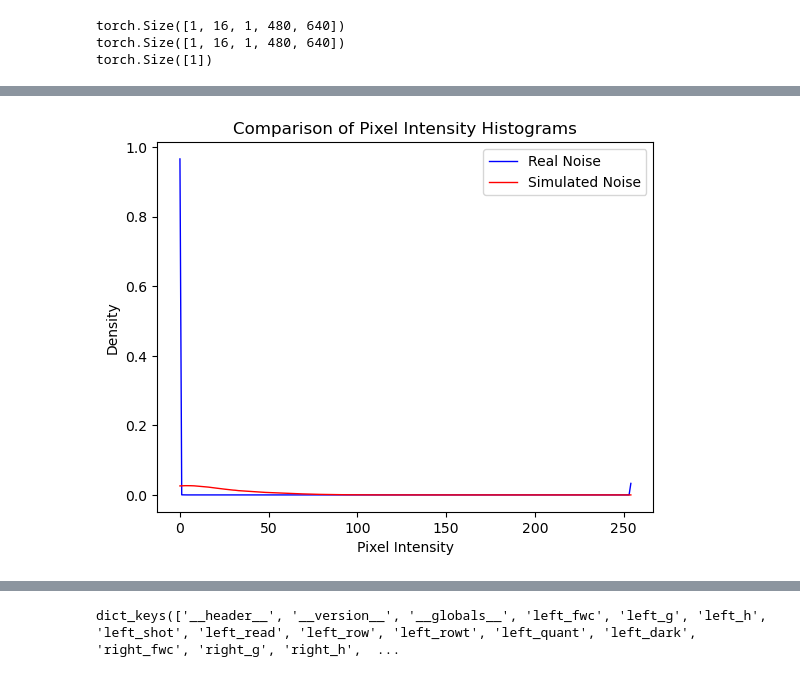
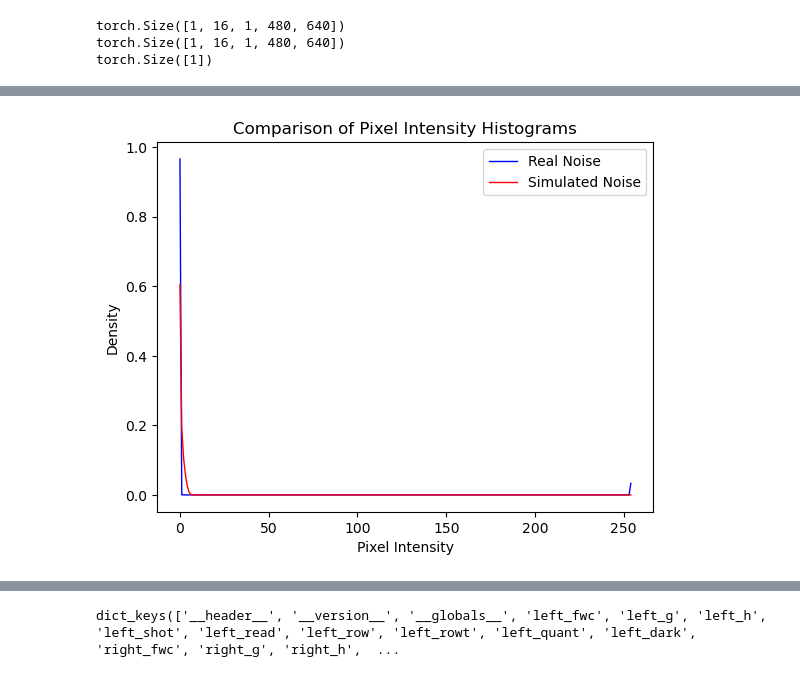
Before and after one commit to kellyzoo/t7_simulation, a Jupyter notebook: train_test.ipynb, the cells around one changed output, grey strips where cells are left out. Cells and saved outputs as stored; diff of their text form; code cells hidden in the pictures.

```diff
--- a/train_test.ipynb
+++ b/train_test.ipynb
@@ -63,5 +63,13 @@ plt.show()
 # %%
+def _save_image(img, img_path):
+    cv2.imwrite(os.path.join("./outputs/test_outputs", img_path), np.clip(img / 16, 0, 255).astype(np.uint8))
+
 def simulate(left_clean, right_clean, params, exp):
+    print("Left image before:", left_clean)
+    left_clean = (left_clean.astype(float) * 16)
+    print("Left image after:", left_clean)
+
+    # right_clean = (right_clean.astype(float) * 16)
     H, W = 480, 640
     num_burst, subframes = 1, 1
     if left_clean is not None:
@@ -73,6 +81,8 @@ def simulate(left_clean, right_clean, params, exp):
         right_mask = np.ones((subframes, H, W))
         left_clean = np.zeros_like(right_clean)
 
+    _save_image(left_clean, "left_clean.png")
+
     left_noisy = left_clean * params["left_g"] + \
             params["left_h"]  * (left_mask.sum(axis=0) / subframes)[None,None] + \
             params["left_dark"]**2 * exp * left_mask.sum(axis=0)[None,None]
@@ -82,6 +92,8 @@ def simulate(left_clean, right_clean, params, exp):
             params["right_dark"]**2 * exp * right_mask.sum(axis=0)[None,None]
     right_noisy = np.clip(right_noisy, 0, params["right_fwc"])
 
+    _save_image(left_noisy[0,0], "left_noisy.png")
+
     left_shot = np.random.normal(size=(num_burst, 1, H, W)) * params["left_shot"] * np.sqrt(left_clean) * params["left_g"]
     left_shot[left_noisy >= params["left_fwc"]] = 0
     left_noisy += left_shot
@@ -89,31 +101,43 @@ def simulate(left_clean, right_clean, params, exp):
     right_shot[right_noisy >= params["right_fwc"]] = 0
     right_noisy += right_shot
 
+    _save_image(left_noisy[0,0], "left_noisy_shot.png")
+
     left_read = np.random.normal(size=(num_burst, 1, H, W)) * params["left_read"]
     left_noisy += left_read
     right_read = np.random.normal(size=(num_burst, 1, H, W)) * params["right_read"]
     right_noisy += right_read
+
+    _save_image(left_noisy[0,0], "left_noisy_read.png")
 
     left_row = np.random.normal(size=(num_burst, 1, H, 1)) * params["left_row"]
     left_noisy += left_row
     right_row = np.random.normal(size=(num_burst, 1, H, 1)) * params["right_row"]
     right_noisy += right_row
 
+    _save_image(left_noisy[0,0], "left_noisy_row.png")
+
     left_rowt = np.random.normal(size=(1, 1, H, 1)) * params["left_rowt"]
     left_noisy += left_rowt
     right_rowt = np.random.normal(size=(1, 1, H, 1)) * params["right_rowt"]
     right_noisy += right_rowt
+
+    _save_image(left_noisy[0,0], "left_noisy_rowt.png")
 
     left_quant = np.random.uniform(size=(num_burst, 1, H, W)) * params["left_quant"]
     left_noisy += left_quant
     right_quant = np.random.uniform(size=(num_burst, 1, H, W)) * params["right_quant"]
     right_noisy += right_quant
 
+    _save_image(left_noisy[0,0], "left_noisy_quant.png")
+
     left_dark = np.random.normal(size=(num_burst, 1, H, W)) * params["left_dark"] * np.sqrt(exp * left_mask.sum(axis=0)[None,None])
     left_noisy += left_dark
     right_dark = np.random.normal(size=(num_burst, 1, H, W)) * params["right_dark"] * np.sqrt(exp * right_mask.sum(axis=0)[None,None])
     right_noisy += right_dark
 
+    _save_image(left_noisy[0,0], "left_noisy_noisy.png")
+
     return np.concatenate((left_noisy, right_noisy), axis=3)
 # %%
 image_folder = '/home/daniel/t7_simulation/bora_data/right_data/032'
@@ -135,37 +159,38 @@ for i in range(12):
     # Load the image
     image = np.load(file_path)
     image = np.clip(image / 16, 0, 255)
     # Flatten the image and extend the list of pixel values
     all_pixel_values.extend(image.flatten())
-    all_pixel_sim_values.extend(simulate(None, clean_image, params, exp).flatten())
+    sim = simulate(None, clean_image, params, exp).flatten()
+    all_pixel_sim_values.extend(np.clip(sim / 16, 0, 255))
 
 # plt.imshow(image, cmap='gray', vmin=0, vmax=255)
 
 # Convert the list to a NumPy array for easy manipulation
 all_pixel_values = np.array(all_pixel_values)
 all_pixel_sim_values = np.array(all_pixel_sim_values)
 
-hist_1, bins_1 = np.histogram(all_pixel_values, bins=255, range=(0, 255))
-hist_2, bins_2 = np.histogram(all_pixel_sim_values, bins=255, range=(0, 255))
+hist_1, bins_1 = np.histogram(all_pixel_values, bins=250, range=(0, 255))
+hist_2, bins_2 = np.histogram(all_pixel_sim_values, bins=250, range=(0, 255))
 
 # Normalize both histograms
 hist_1 = hist_1 / np.sum(hist_1)
 hist_2 = hist_2 / np.sum(hist_2)
 
 # Plot both histograms on the same plot for comparison
 plt.plot(bins_1[:-1], hist_1, color='blue', lw=1, label='Real Noise')
 plt.plot(bins_2[:-1], hist_2, color='red', lw=1, label='Simulated Noise')
 
 # Add labels, title, and legend
 plt.xlabel('Pixel Intensity')
 plt.ylabel('Density')
 plt.title('Comparison of Pixel Intensity Histograms')
 plt.legend()
 
 # Display the plot
 plt.show()
 # %% [output]
-[figure, old version]
+[figure, new version]
 # %%
 direct_path = os.path.join("bora_data", "right_data", "044")
 clean_img = np.load(os.path.join(direct_path, "clean.npy"))
```
Also changed, not shown: parts of 10 cells of this notebook, 6 other files.
